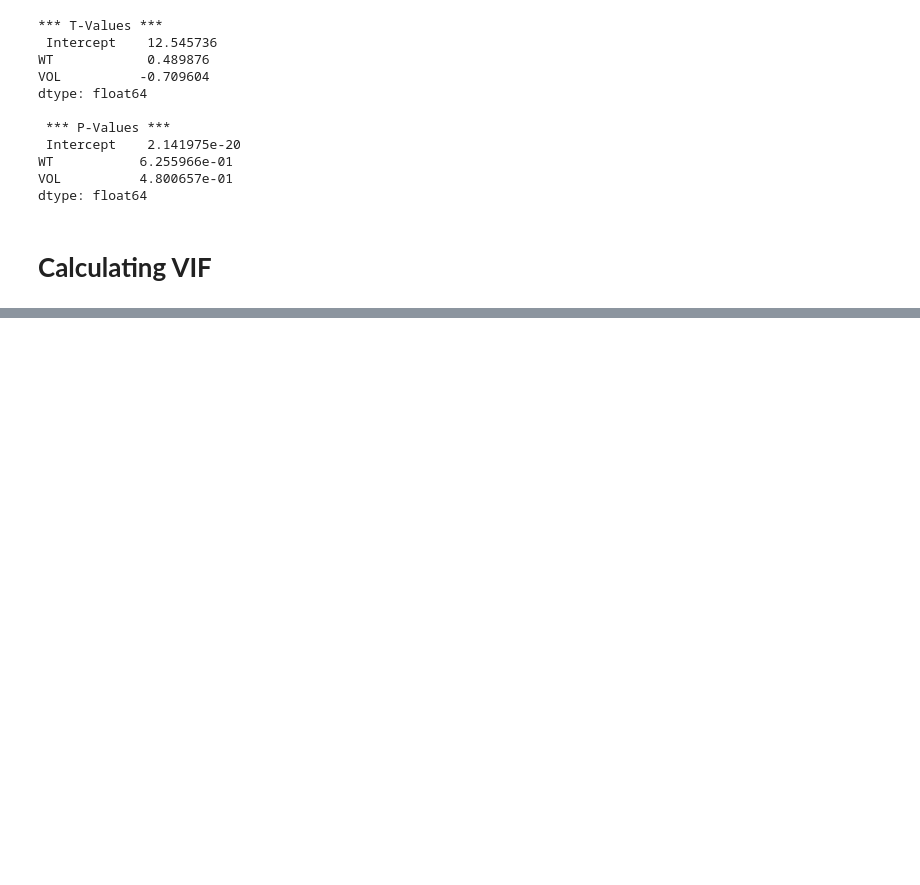
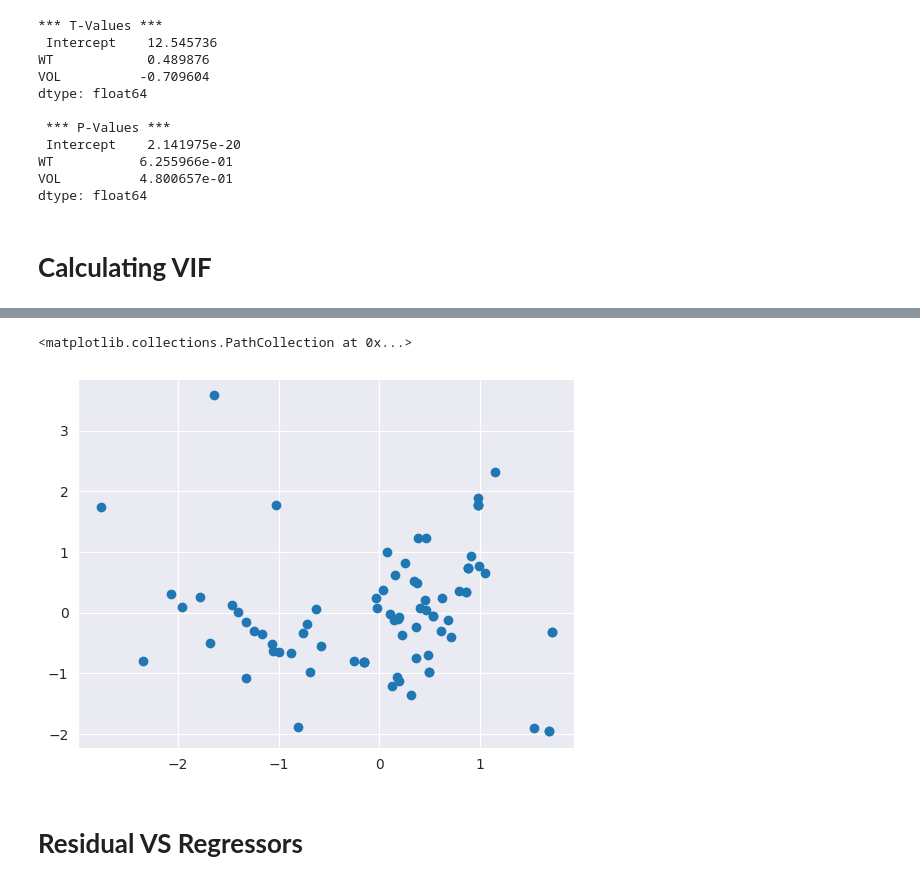
Before and after one commit to CM-007/pythonCode_DS, a Jupyter notebook: Multiple_Linear_Regression(Cars_csv).ipynb, the cells around one changed output, grey strips where cells are left out. Drawn from its saved outputs; the diff is of its cells as text; code cells hidden in the pictures; blank space fills up the shorter version.

```diff
--- a/Multiple_Linear_Regression(Cars_csv).ipynb
+++ b/Multiple_Linear_Regression(Cars_csv).ipynb
@@ -157,0 +218,13 @@ dtype: float64
+# %%
+# use defin function
+def get_standardized_values(vals):
+  return (vals - vals.mean())/vals.std()
+# %%
+plt.scatter(get_standardized_values(model.fittedvalues),
+           get_standardized_values(model.resid)
+           )
+# %% [output]
+<matplotlib.collections.PathCollection at 0x...>
+[figure, added]
+# %% [markdown]
+# **Residual VS Regressors**
```
Also changed, not shown: parts of 11 cells of this notebook.
